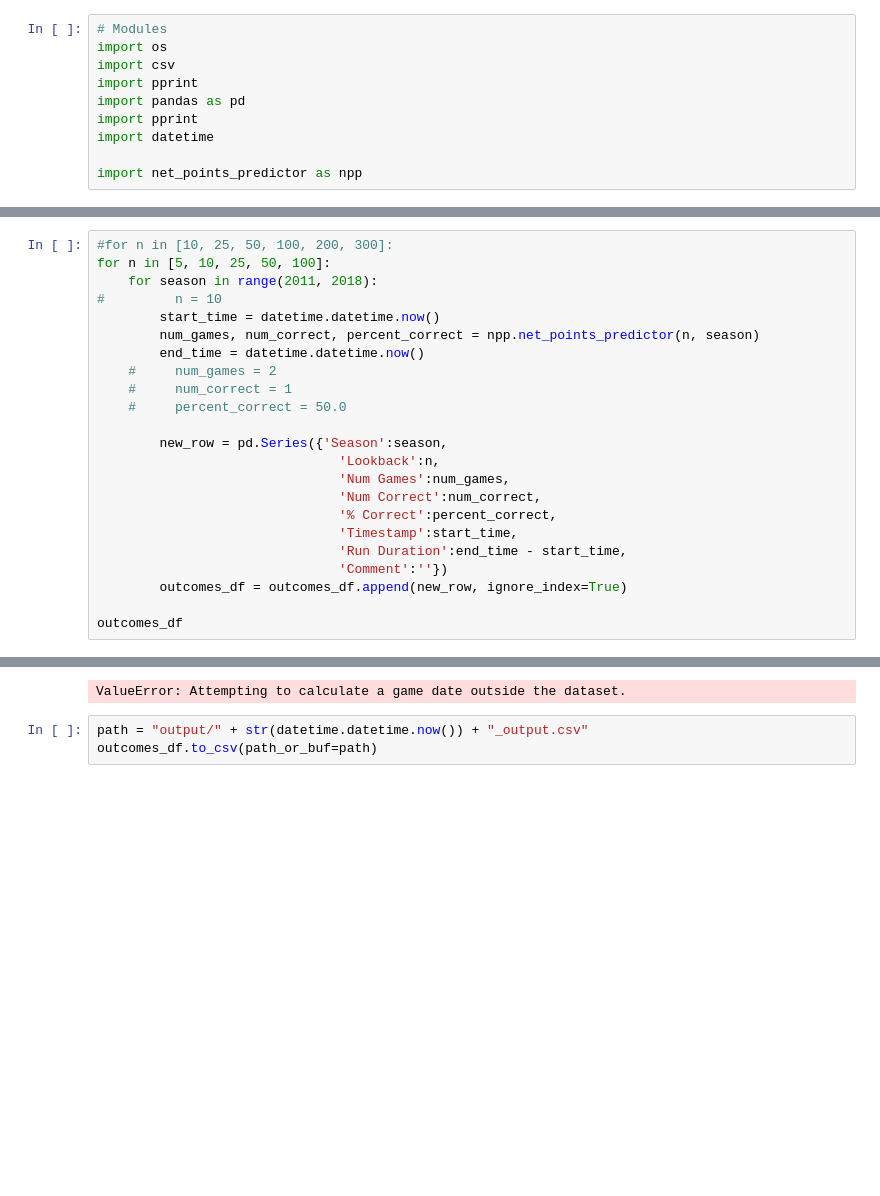
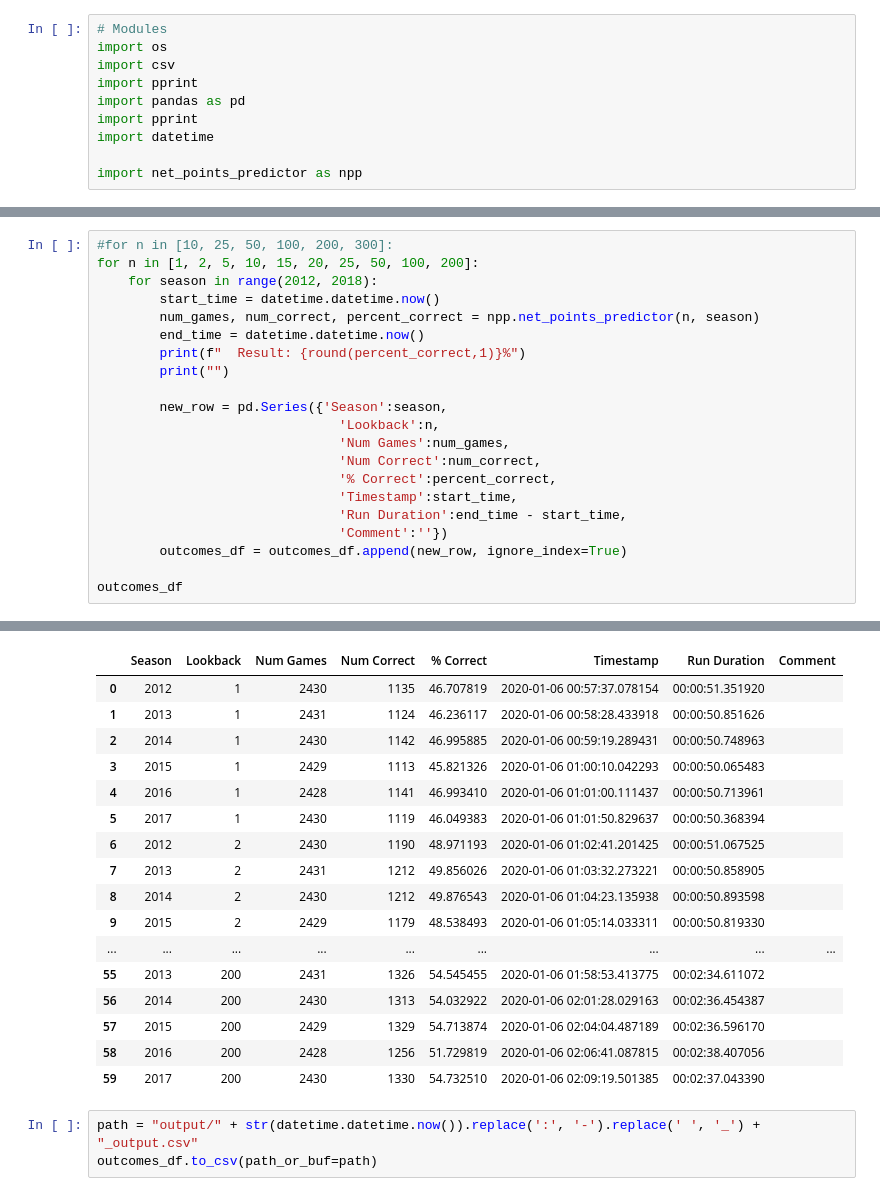
Before and after one commit to alexisperumal/baseball-predictor, a Jupyter notebook: alexis/baseball_perdictor_harness.ipynb, the cells around one changed output, grey strips where cells are left out. Cells and saved outputs as stored; diff of their text form; blank space fills up the shorter version.

Commit message:
Cleaned up output filenames.

```diff
--- a/alexis/baseball_perdictor_harness.ipynb
+++ b/alexis/baseball_perdictor_harness.ipynb
@@ -25,15 +25,13 @@ outcomes_df
 |  | Season | Lookback | Num Games | Num Correct | % Correct | Timestamp | Run Duration | Comment |
 # %%
 #for n in [10, 25, 50, 100, 200, 300]:
-for n in [5, 10, 25, 50, 100]:
-    for season in range(2011, 2018):
-#         n = 10
+for n in [1, 2, 5, 10, 15, 20, 25, 50, 100, 200]:
+    for season in range(2012, 2018):
         start_time = datetime.datetime.now()
         num_games, num_correct, percent_correct = npp.net_points_predictor(n, season)
         end_time = datetime.datetime.now()
-    #     num_games = 2
-    #     num_correct = 1
-    #     percent_correct = 50.0
+        print(f"  Result: {round(percent_correct,1)}%")
+        print("")
 
         new_row = pd.Series({'Season':season,
                                'Lookback':n,
@@ -67,6 +65,22 @@ Dataset loaded with 19437 games, 10 columns, 2010-04-04 - 2017-10-01
-ValueError: Attempting to calculate a game date outside the dataset.
+|  | Season | Lookback | Num Games | Num Correct | % Correct | Timestamp | Run Duration | Comment |
+| 0 | 2012 | 1 | 2430 | 1135 | 46.707819 | 2020-01-06 00:57:37.078154 | 00:00:51.351920 |  |
+| 1 | 2013 | 1 | 2431 | 1124 | 46.236117 | 2020-01-06 00:58:28.433918 | 00:00:50.851626 |  |
+| 2 | 2014 | 1 | 2430 | 1142 | 46.995885 | 2020-01-06 00:59:19.289431 | 00:00:50.748963 |  |
+| 3 | 2015 | 1 | 2429 | 1113 | 45.821326 | 2020-01-06 01:00:10.042293 | 00:00:50.065483 |  |
+| 4 | 2016 | 1 | 2428 | 1141 | 46.993410 | 2020-01-06 01:01:00.111437 | 00:00:50.713961 |  |
+| 5 | 2017 | 1 | 2430 | 1119 | 46.049383 | 2020-01-06 01:01:50.829637 | 00:00:50.368394 |  |
+| 6 | 2012 | 2 | 2430 | 1190 | 48.971193 | 2020-01-06 01:02:41.201425 | 00:00:51.067525 |  |
+| 7 | 2013 | 2 | 2431 | 1212 | 49.856026 | 2020-01-06 01:03:32.273221 | 00:00:50.858905 |  |
+| 8 | 2014 | 2 | 2430 | 1212 | 49.876543 | 2020-01-06 01:04:23.135938 | 00:00:50.893598 |  |
+| 9 | 2015 | 2 | 2429 | 1179 | 48.538493 | 2020-01-06 01:05:14.033311 | 00:00:50.819330 |  |
+| ... | ... | ... | ... | ... | ... | ... | ... | ... |
+| 55 | 2013 | 200 | 2431 | 1326 | 54.545455 | 2020-01-06 01:58:53.413775 | 00:02:34.611072 |  |
+| 56 | 2014 | 200 | 2430 | 1313 | 54.032922 | 2020-01-06 02:01:28.029163 | 00:02:36.454387 |  |
+| 57 | 2015 | 200 | 2429 | 1329 | 54.713874 | 2020-01-06 02:04:04.487189 | 00:02:36.596170 |  |
+| 58 | 2016 | 200 | 2428 | 1256 | 51.729819 | 2020-01-06 02:06:41.087815 | 00:02:38.407056 |  |
+| 59 | 2017 | 200 | 2430 | 1330 | 54.732510 | 2020-01-06 02:09:19.501385 | 00:02:37.043390 |  |
 # %%
-path = "output/" + str(datetime.datetime.now()) + "_output.csv"
+path = "output/" + str(datetime.datetime.now()).replace(':', '-').replace(' ', '_') + "_output.csv"
 outcomes_df.to_csv(path_or_buf=path)
 # %%
 outcomes_df
```
Also changed, not shown: parts of 3 cells of this notebook, 4 other files.
